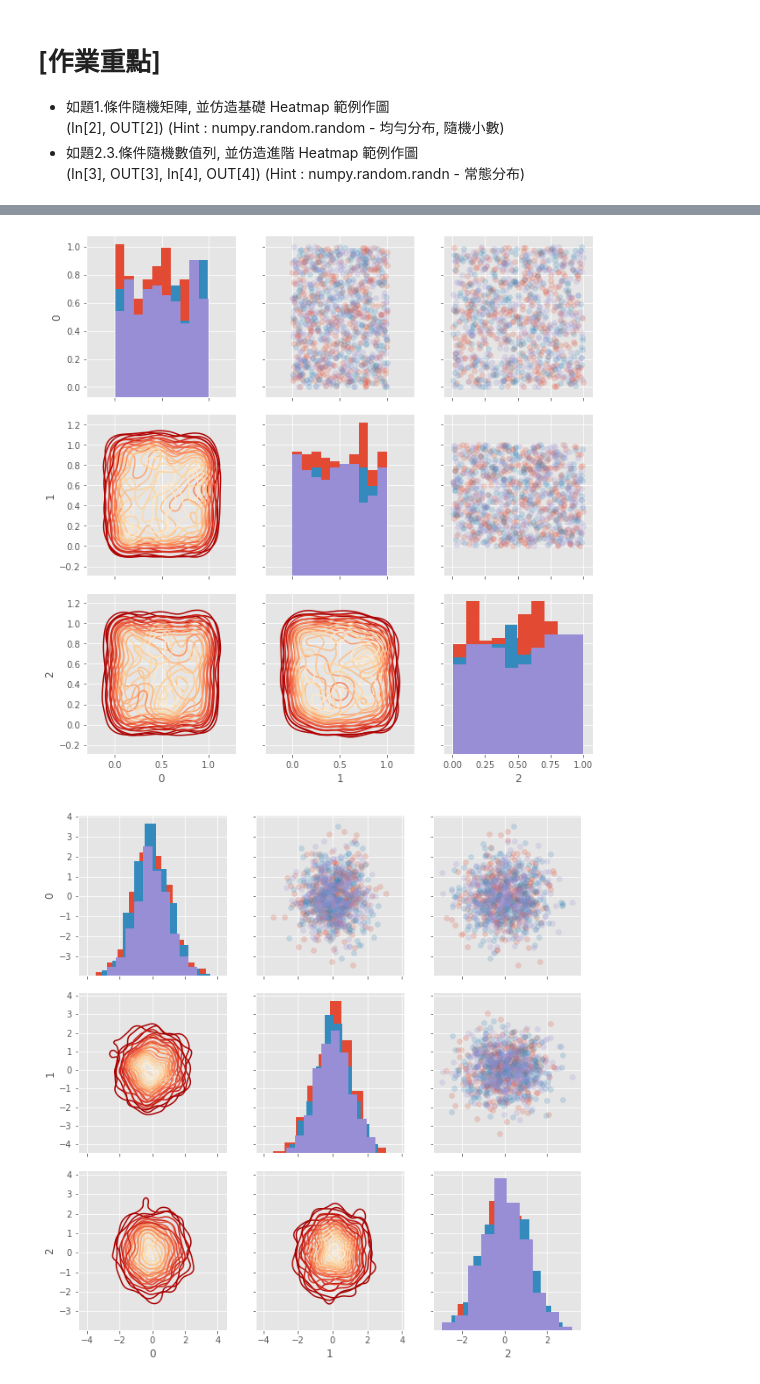
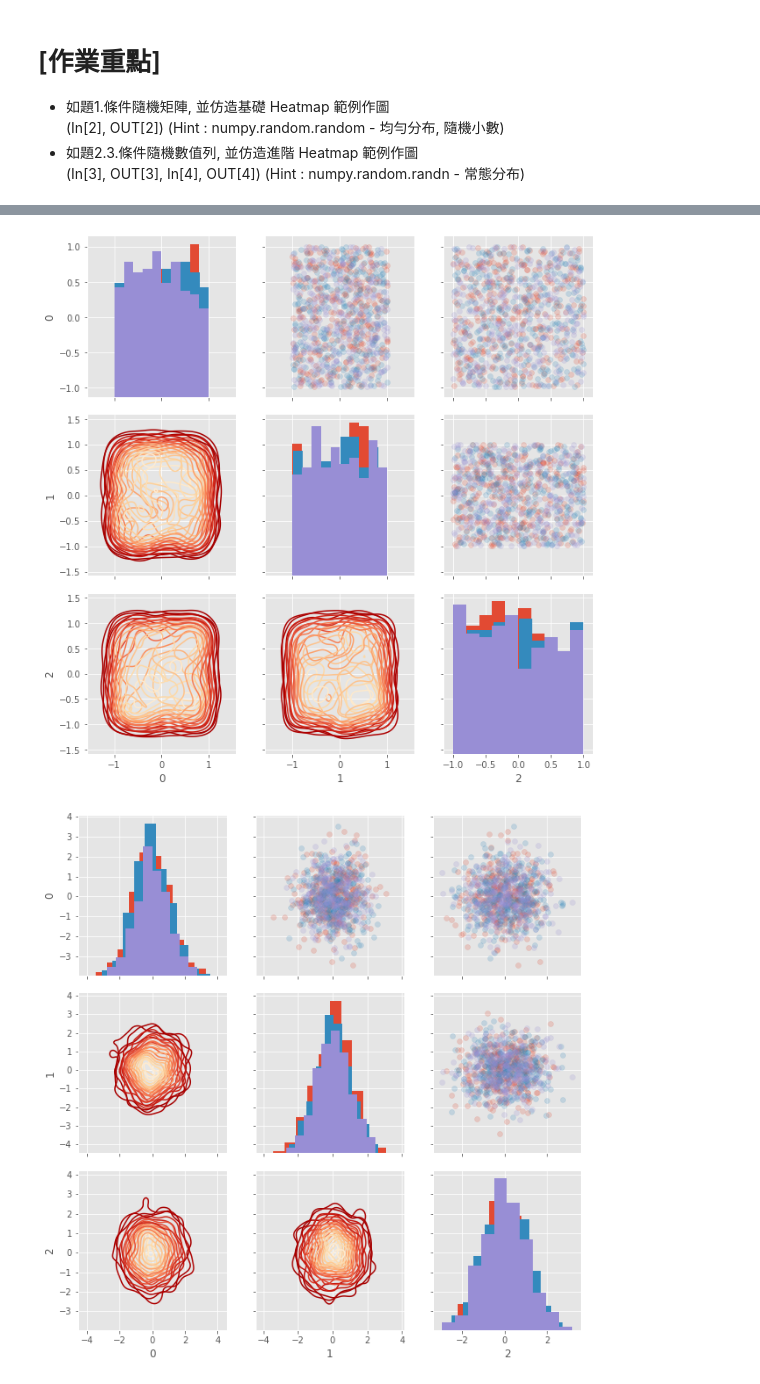
Before and after one commit to jsw7524/4th-ML100Days, a Jupyter notebook: homework/HW20/Day_020_HW.ipynb, the cells around one changed output, grey strips where cells are left out. Drawn from its saved outputs; the diff is of its cells as text; code cells hidden in the pictures.

```diff
--- a/homework/HW20/Day_020_HW.ipynb
+++ b/homework/HW20/Day_020_HW.ipynb
@@ -41,29 +41,29 @@ plt.show()
 # %%
 nrow = 1000
 ncol = 3
 """
 Your Code Here
 """
-matrix = np.random.rand(nrow, ncol)
+matrix = 2*np.random.rand(nrow, ncol)-1
 
 # 隨機給予 0, 1, 2 三種標籤
 indice = np.random.choice([0,1,2], size=nrow)
 plot_data = pd.DataFrame(matrix, indice).reset_index()
 
 # 繪製 seborn 進階 Heatmap
 grid = sns.PairGrid(data = plot_data, size = 3, diag_sharey=False,
                     hue = 'index', vars = [x for x in list(plot_data.columns) if x != 'index'])
 """
 Your Code Here
 Please replace "..." to correct plot function
 """
 grid.map_upper(plt.scatter , alpha = 0.2)
 grid.map_diag(plt.hist )
 grid.map_lower(sns.kdeplot , cmap = plt.cm.OrRd_r)
 
 plt.show()
 # %% [output]
-[figure, old version]
+[figure, new version]
 # %%
 nrow = 1000
 ncol = 3
```
Also changed, not shown: parts of 1 cell of this notebook, 1 other file.
